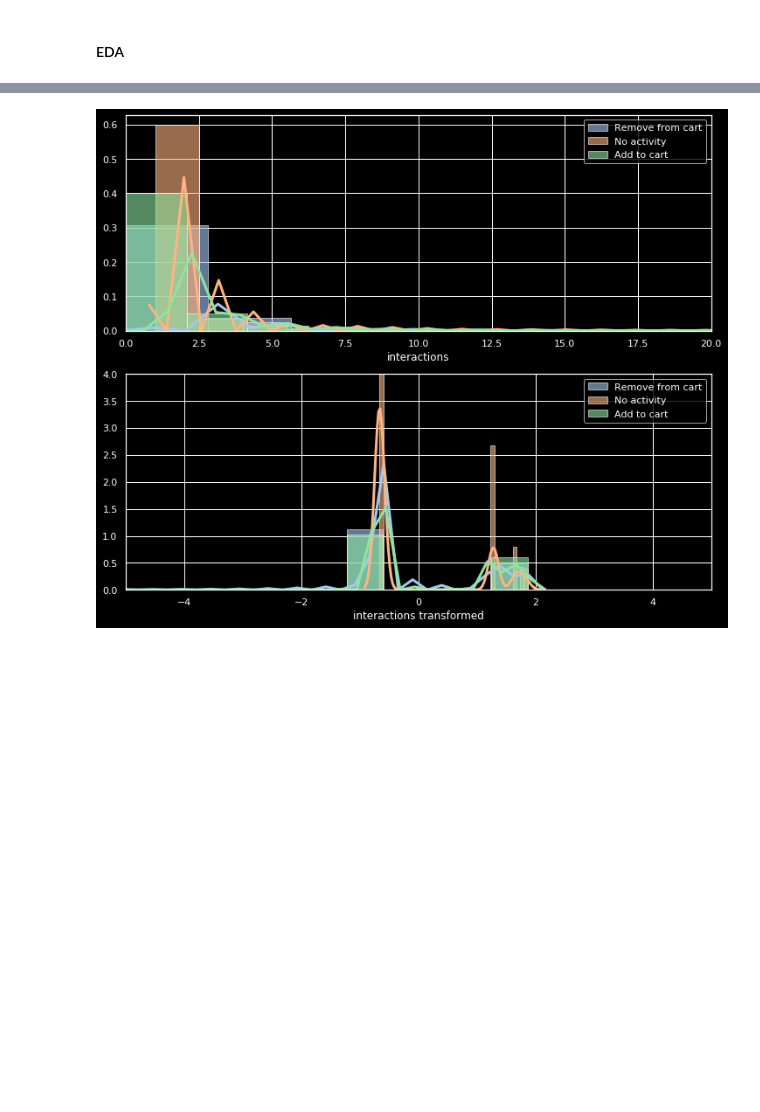
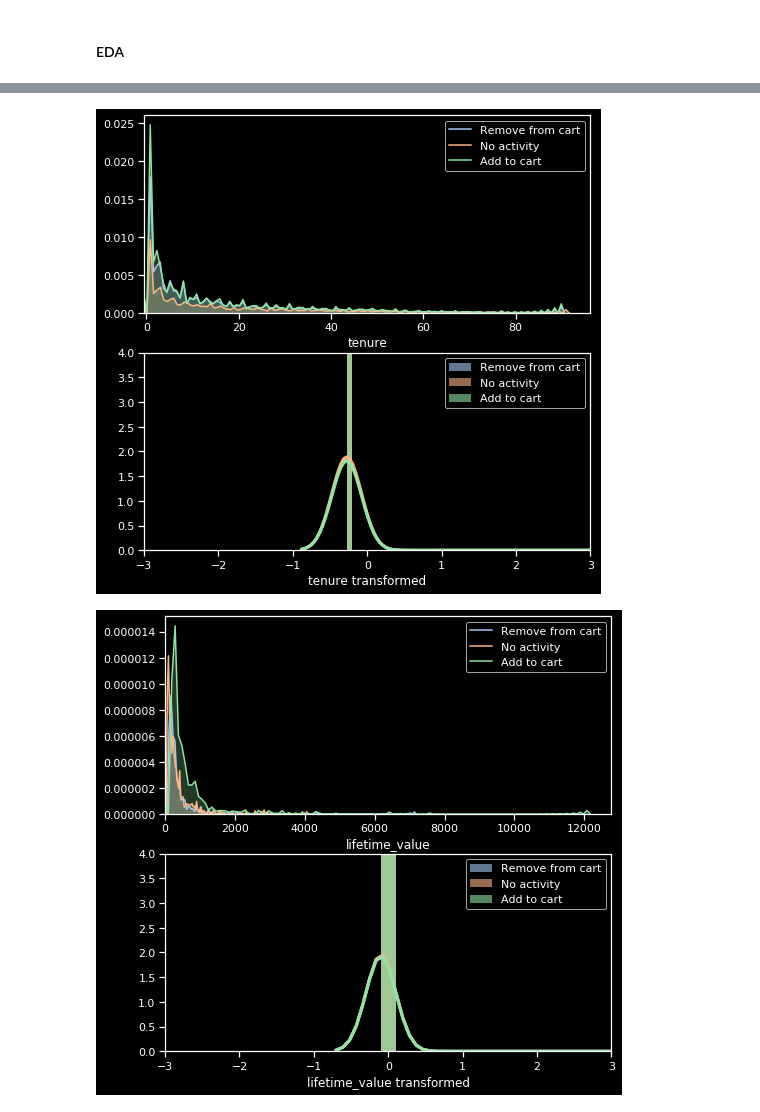
Before and after one commit to sachinnpraburaj/Session-based-e-commerce-events-classification, a Jupyter notebook: notebooks/multi-class classification.ipynb, the cells around one changed output, grey strips where cells are left out. Cells and saved outputs as stored; diff of their text form; code cells hidden in the pictures; blank space fills up the shorter version.

```diff
--- a/notebooks/multi-class classification.ipynb
+++ b/notebooks/multi-class classification.ipynb
@@ -60,18 +61,29 @@ plt.show()
 # %%
-plt.close()
-fig, ax = plt.subplots(2,1,figsize=(12,10))
+def plot_feature_distribution(field):
+    fig, ax = plt.subplots(2,1,figsize=(8,8))
 
-sns.distplot(input_df.loc[input_df.event_type==-1,'interactions'],label='Remove from cart',hist_kws={'alpha':.6}, kde_kws={'linewidth':3}, ax=ax[0])
-sns.distplot(input_df.loc[input_df.event_type==0,'interactions'],label='No activity',hist_kws={'alpha':.6}, kde_kws={'linewidth':3}, ax=ax[0])
-sns.distplot(input_df.loc[input_df.event_type==1,'interactions'],label='Add to cart',hist_kws={'alpha':.6}, kde_kws={'linewidth':3}, ax=ax[0])
-ax[0].set(xlim=(0,20),xlabel='interactions')
-ax[0].legend()
+#     sns.distplot(input_df.loc[input_df.event_type==-1,field],label='Remove from cart', bins=50, hist_kws={'alpha':.6}, kde_kws={'linewidth':3,'bw':0.2}, ax=ax[0])
+#     sns.distplot(input_df.loc[input_df.event_type==0,field],label='No activity', bins=50, hist_kws={'alpha':.6}, kde_kws={'linewidth':3,'bw':0.2}, ax=ax[0])
+#     sns.distplot(input_df.loc[input_df.event_type==1,field],label='Add to cart', bins=50, hist_kws={'alpha':.6}, kde_kws={'linewidth':3,'bw':0.2}, ax=ax[0])
+#     ax[0].set(xlim=(-0.5,20),xlabel=field)
+#     ax[0].legend()
 
-sns.distplot(df_trans.loc[df_trans.event_type==-1,'interactions'],label='Remove from cart',hist_kws={'alpha':.6}, kde_kws={'linewidth':3}, ax=ax[1])
-sns.distplot(df_trans.loc[df_trans.event_type==0,'interactions'],label='No activity',hist_kws={'alpha':.6}, kde_kws={'linewidth':3}, ax=ax[1])
-sns.distplot(df_trans.loc[df_trans.event_type==1,'interactions'],label='Add to cart',hist_kws={'alpha':.6}, kde_kws={'linewidth':3}, ax=ax[1])
-ax[1].set(xlim=(-5,5),ylim=(0,4),xlabel='interactions transformed')
-ax[1].legend()
-plt.show()
+    sns.kdeplot(input_df.loc[input_df.event_type==-1,field],label='Remove from cart', shade=True, bw=0.2, ax=ax[0])
+    sns.kdeplot(input_df.loc[input_df.event_type==0,field],label='No activity', shade=True, bw=0.2, ax=ax[0])
+    sns.kdeplot(input_df.loc[input_df.event_type==1,field],label='Add to cart', shade=True, bw=0.2, ax=ax[0])
+    ax[0].set(xlim=-0.5,xlabel=field)
+    ax[0].legend()
+
+    sns.distplot(df_trans.loc[df_trans.event_type==-1,field],label='Remove from cart', bins=50, hist_kws={'alpha':.6}, kde_kws={'linewidth':3,'bw':0.2}, ax=ax[1])
+    sns.distplot(df_trans.loc[df_trans.event_type==0,field],label='No activity', bins=50, hist_kws={'alpha':.6}, kde_kws={'linewidth':3,'bw':0.2}, ax=ax[1])
+    sns.distplot(df_trans.loc[df_trans.event_type==1,field],label='Add to cart', bins=50, hist_kws={'alpha':.6}, kde_kws={'linewidth':3,'bw':0.2}, ax=ax[1])
+    ax[1].set(xlim=(-3,3),ylim=(0,4),xlabel=field+' transformed')
+    ax[1].legend()
+    plt.show()
+    plt.close()
-# %% [output]
-[figure, removed]
+# %%
+for col in col_filter[-5:]:
+    plot_feature_distribution(col)
+# %% [output]
+[figure, added]
+[figure, added]
```
Also changed, not shown: parts of 14 cells of this notebook, 1 other file.
